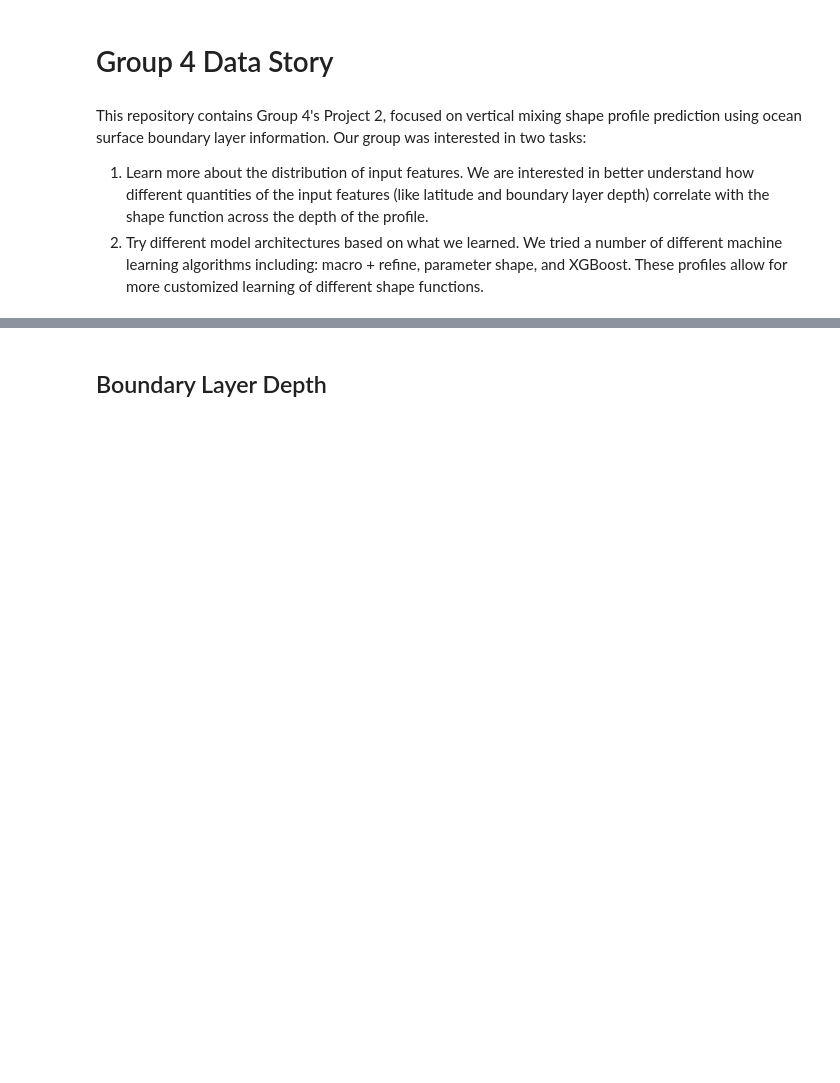
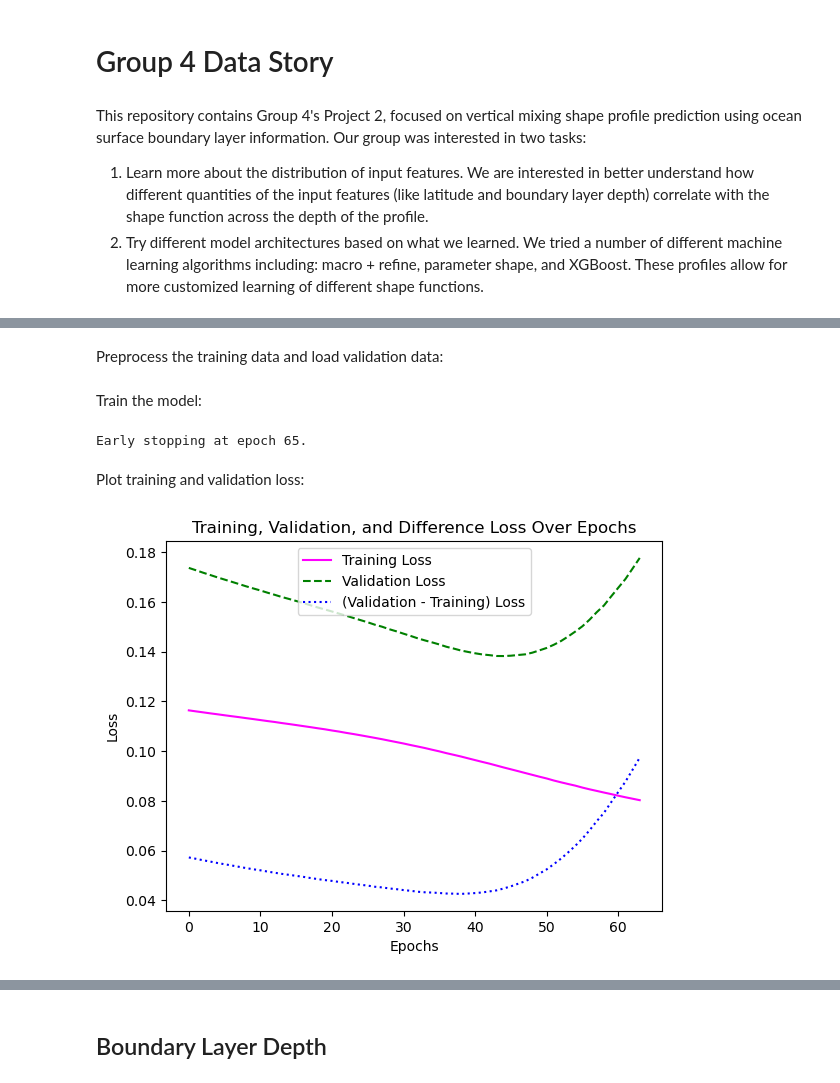
Before and after one commit to catlyu/climate_prediction_project2, a Jupyter notebook: data_story.ipynb, the cells around one changed output, grey strips where cells are left out. Drawn from its saved outputs; the diff is of its cells as text; code cells hidden in the pictures; blank space fills up the shorter version.

```diff
--- a/data_story.ipynb
+++ b/data_story.ipynb
@@ -95,0 +203,16 @@ SF0=d['SF'][:]
+# %%
+class learnKappa_layers(nn.Module):
+    def __init__(self, In_nodes, Hid, Out_nodes):
+        super(learnKappa_layers, self).__init__()
+        self.linear1 = nn.Linear(In_nodes, Hid)
+        self.linear2 = nn.Linear(Hid, Hid)
+        self.linear3 = nn.Linear(Hid, Out_nodes)
+        self.dropout = nn.Dropout(0.25)
+
+    def forward(self, x):
+        h1 = torch.relu(self.linear1(x))
+        h1 = self.dropout(h1)
+        h2 = torch.relu(self.linear2(h1))
+        h2 = self.dropout(h2)
+        y_pred = self.linear3(h2)
+        return y_pred
@@ -95,0 +294,2 @@ SF0=d['SF'][:]
+# %% [markdown]
+Preprocess the training data and load validation data:
@@ -95,0 +324,27 @@ SF0=d['SF'][:]
+# %% [markdown]
+Train the model:
+# %%
+epochs, lr = 3000, 1e-03
+in_nod, hid_nod, o_nod = 4, 32, 16
+torch.manual_seed(10)
+k_mean_c = torch.tensor(k_mean).float().to(device)
+k_std_c = torch.tensor(k_std).float().to(device)
+kmask = np.ones(16)  # Or use your custom weights
+model = learnKappa_layers(in_nod, hid_nod, o_nod).to(device)
+model, loss_array = modeltrain_loss(in_nod, hid_nod, o_nod, lr, epochs, x, y, valid_x, valid_y, model, torch.tensor(kmask).float().to(device), k_mean_c, k_std_c)
+# %% [output]
+Early stopping at epoch 65.
+# %% [markdown]
+Plot training and validation loss:
+# %%
+validation_minus_training = loss_array[:, 2] - loss_array[:, 1]
+plt.plot(loss_array[:, 0], loss_array[:, 1], label="Training Loss", color="magenta", linestyle="-")
+plt.plot(loss_array[:, 0], loss_array[:, 2], label="Validation Loss", color="green", linestyle="--")
+plt.plot(loss_array[:, 0], validation_minus_training, label="(Validation - Training) Loss", color="blue", linestyle=":")
+plt.xlabel("Epochs")
+plt.ylabel("Loss")
+plt.title("Training, Validation, and Difference Loss Over Epochs")
+plt.legend()
+plt.show()
+# %% [output]
+[figure, added]
```
Also changed, not shown: parts of 45 cells of this notebook.
